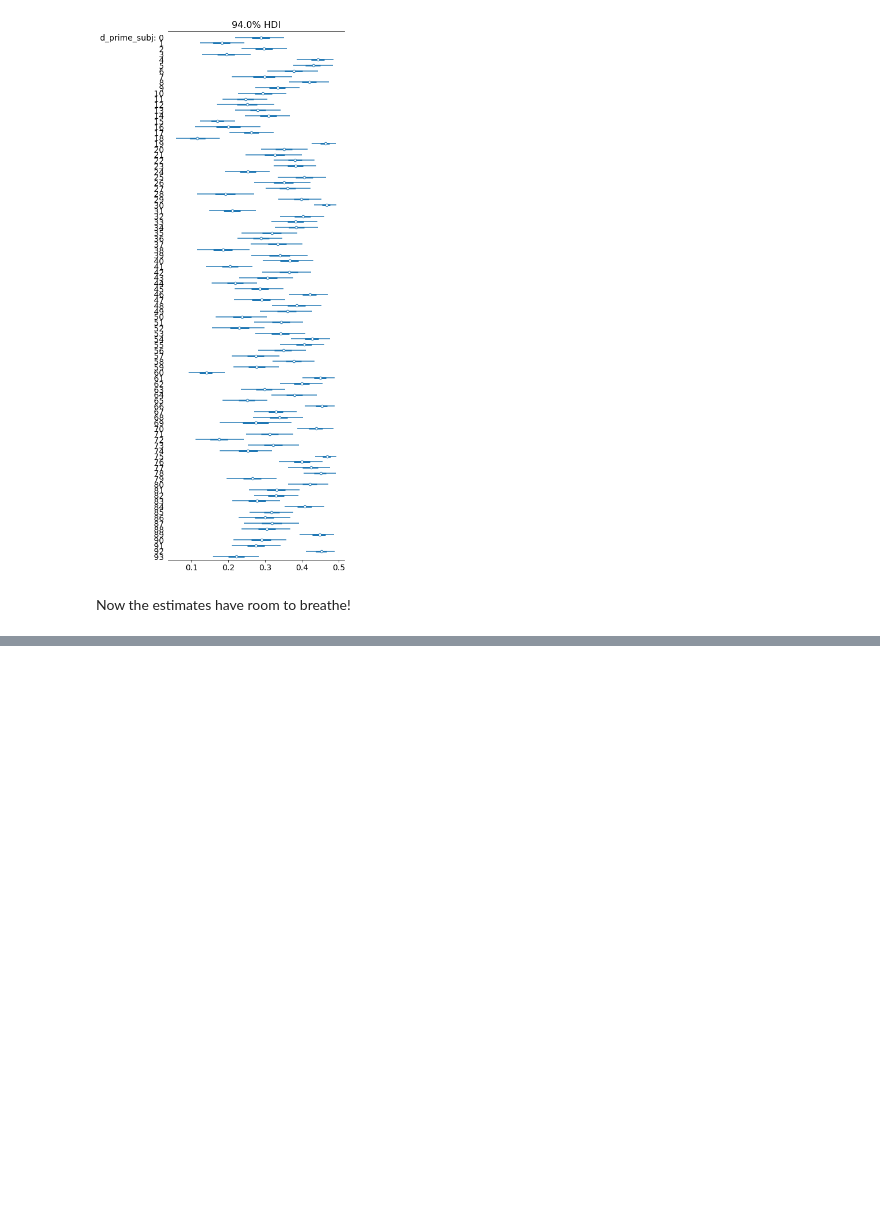
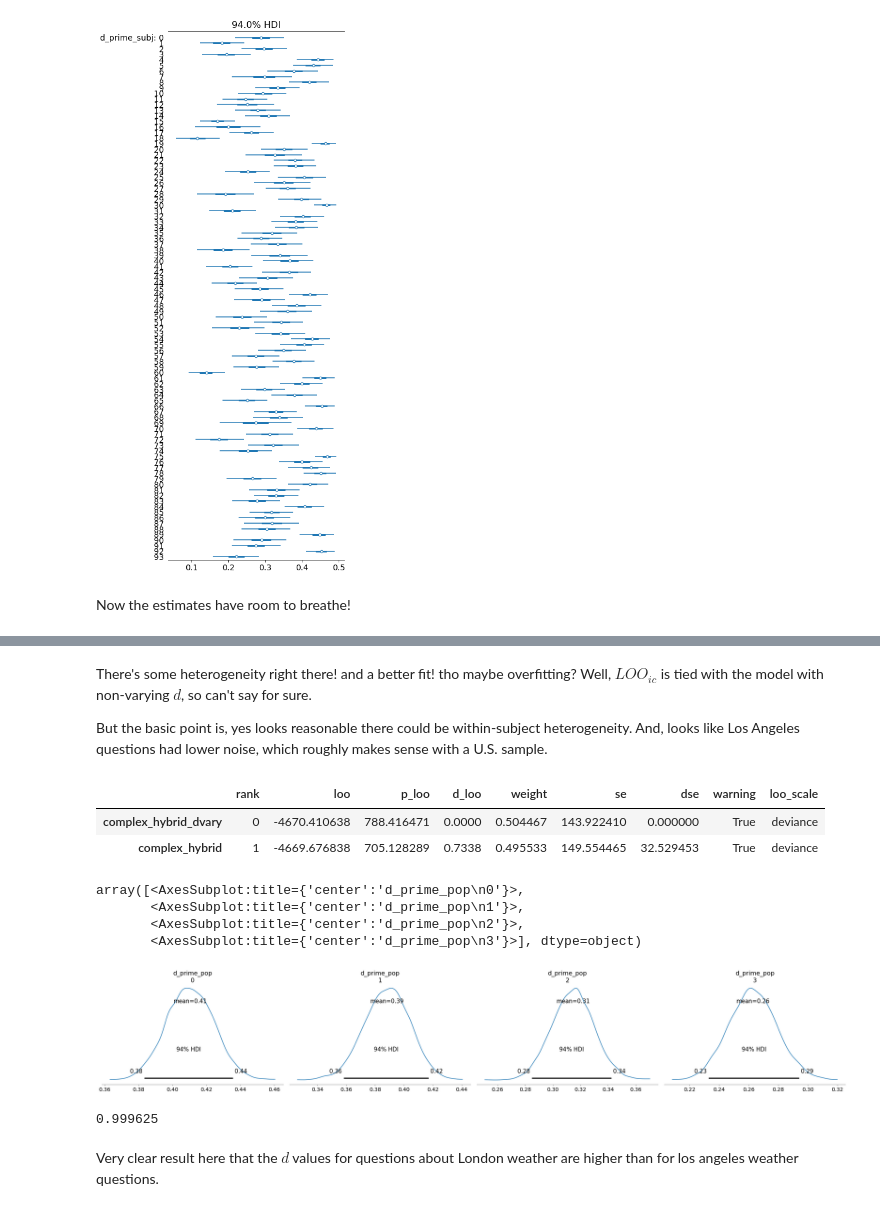
Before and after one commit to derekpowell/probjudge, a Jupyter notebook: exp1-modeling.ipynb, the cells around one changed output, grey strips where cells are left out. Saved outputs shown, nothing was run; the diff lists cells and outputs as text; code cells hidden in the pictures; blank space fills up the shorter version.

```diff
--- a/exp1-modeling.ipynb
+++ b/exp1-modeling.ipynb
@@ -558,0 +691,46 @@ Now the estimates have room to breathe!
+# %% [markdown]
+There's some heterogeneity right there! and a better fit! tho maybe overfitting? Well, $LOO_{ic}$ is tied with the model with non-varying $d$, so can't say for sure.
+
+But the basic point is, yes looks reasonable there could be within-subject heterogeneity. And, looks like Los Angeles questions had lower noise, which roughly makes sense with a U.S. sample.
+# %%
+az.compare(
+    {
+        "complex_hybrid": az_data_ptn_mlm_simplecond,
+        "complex_hybrid_dvary": az_test
+    },
+    scale="deviance", ic="loo", method="BB-pseudo-BMA")
+# %% [output]
+|  | rank | loo | p_loo | d_loo | weight | se | dse | warning | loo_scale |
+| complex_hybrid_dvary | 0 | -4670.410638 | 788.416471 | 0.0000 | 0.504467 | 143.922410 | 0.000000 | True | deviance |
+| complex_hybrid | 1 | -4669.676838 | 705.128289 | 0.7338 | 0.495533 | 149.554465 | 32.529453 | True | deviance |
+# %%
+import xarray as xr
+x = az_test.posterior.d_base_pop.values + np.exp(az_test.posterior.d_delta_pop.values)
+az_test.posterior["d_prime_pop"] = xr.DataArray(x,
+                                                coords = {"chain": [0,1,2,3] ,
+                                                               "draw": az_test.posterior.d_base_pop.draw.values,
+                                                               "d_prime_pop_dim_0": [0,1,2,3]},
+                                                dims=["chain","draw","d_prime_pop_dim_0"])
+
+az.plot_posterior(az_test, var_names = ["d_prime_pop"], transform=lambda x: np.exp(-np.logaddexp(0, -x))/2.)
+# %% [output]
+array([<AxesSubplot:title={'center':'d_prime_pop\n0'}>,
+       <AxesSubplot:title={'center':'d_prime_pop\n1'}>,
+       <AxesSubplot:title={'center':'d_prime_pop\n2'}>,
+       <AxesSubplot:title={'center':'d_prime_pop\n3'}>], dtype=object)
+[figure, added]
+# %%
+d_base_posterior = np.array(az_test.posterior.d_base_pop.stack(draws=("chain","draw")))
+post1 = np.concatenate((d_base_posterior[0,:], d_base_posterior[1,:]))
+post2 = np.concatenate((d_base_posterior[2,:], d_base_posterior[3,:]))
+
+def compare_posterior(x1, x2):
+    np.random.shuffle(x1)
+    np.random.shuffle(x2)
+    return np.mean(x1 > x2)
+
+compare_posterior(post1, post2)
+# %% [output]
+0.999625
+# %% [markdown]
+Very clear result here that the $d$ values for questions about London weather are higher than for los angeles weather questions.
```
Also changed, not shown: parts of 5 cells of this notebook, 6 other files.
